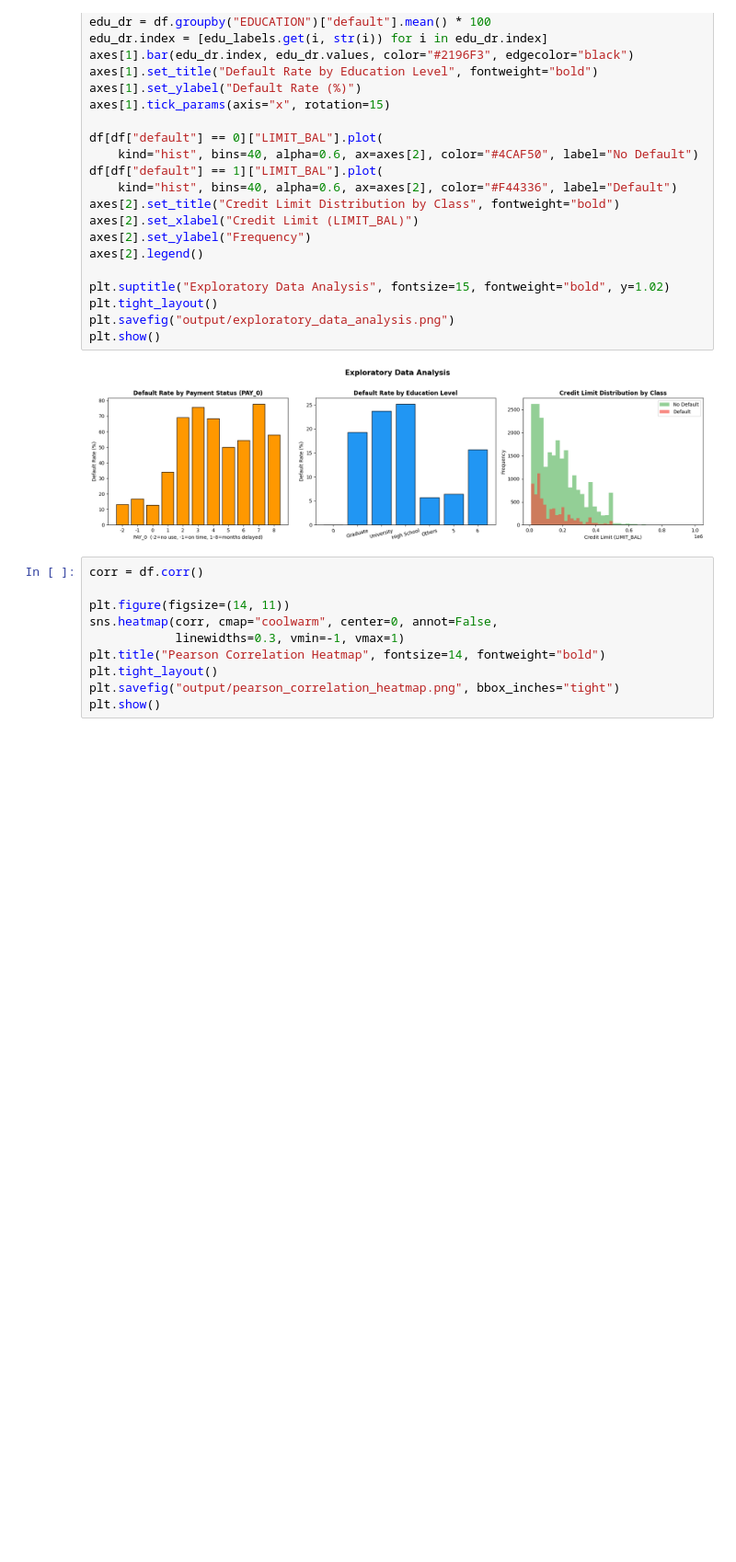
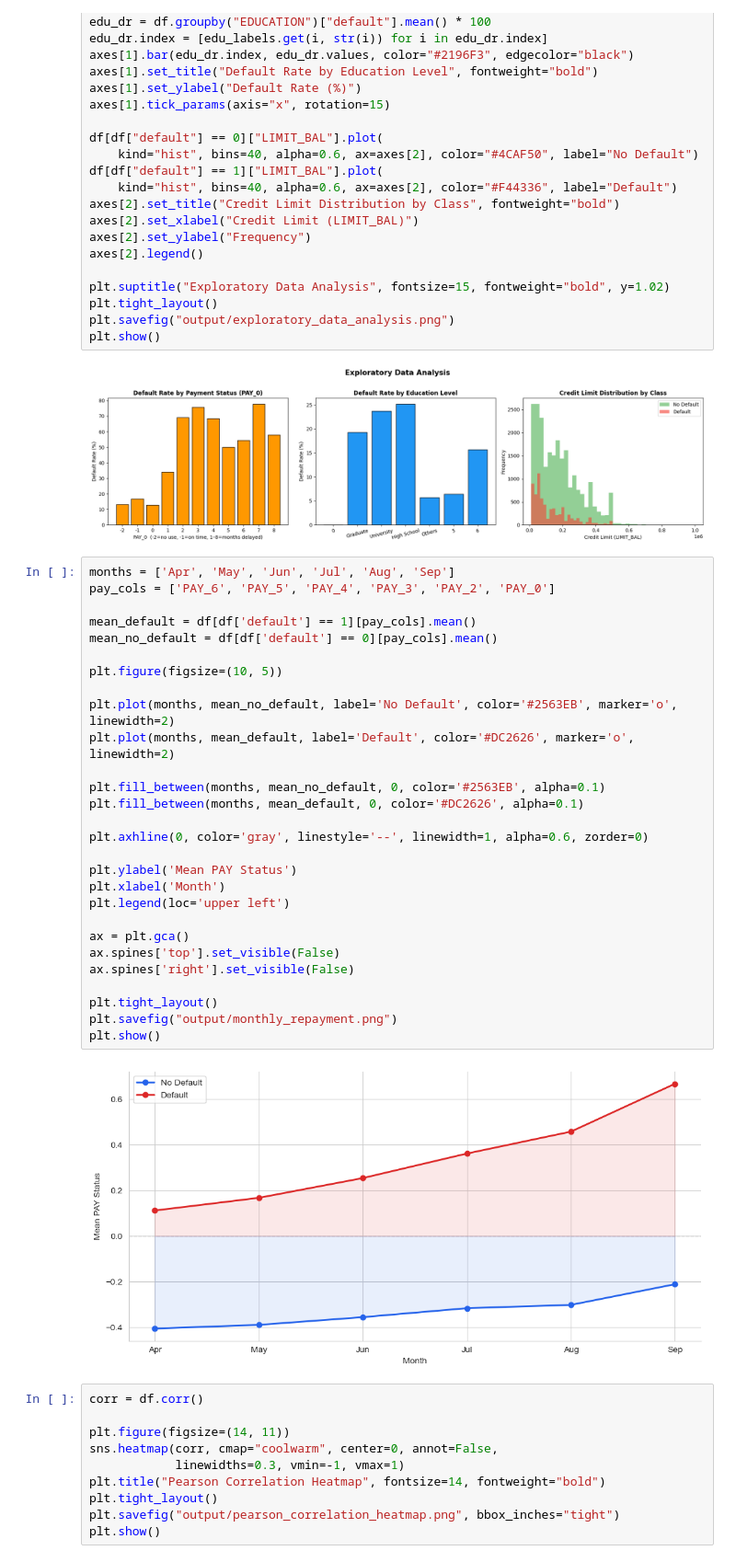
Before and after one commit to Showgath/credit-default-prediction-transformer, a Jupyter notebook: IFTE0002 - Group Project.ipynb, the cells around one changed output. Shown at 92% size. Saved outputs shown, nothing was run; the diff lists cells and outputs as text; blank space fills up the shorter version.

```diff
--- a/IFTE0002 - Group Project.ipynb
+++ b/IFTE0002 - Group Project.ipynb
@@ -123,6 +163,36 @@ plt.savefig("output/exploratory_data_analysis.png")
 plt.show()
 # %% [output]
 [figure]
+# %%
+months = ['Apr', 'May', 'Jun', 'Jul', 'Aug', 'Sep']
+pay_cols = ['PAY_6', 'PAY_5', 'PAY_4', 'PAY_3', 'PAY_2', 'PAY_0']
+
+mean_default = df[df['default'] == 1][pay_cols].mean()
+mean_no_default = df[df['default'] == 0][pay_cols].mean()
+
+plt.figure(figsize=(10, 5))
+
+plt.plot(months, mean_no_default, label='No Default', color='#2563EB', marker='o', linewidth=2)
+plt.plot(months, mean_default, label='Default', color='#DC2626', marker='o', linewidth=2)
+
+plt.fill_between(months, mean_no_default, 0, color='#2563EB', alpha=0.1)
+plt.fill_between(months, mean_default, 0, color='#DC2626', alpha=0.1)
+
+plt.axhline(0, color='gray', linestyle='--', linewidth=1, alpha=0.6, zorder=0)
+
+plt.ylabel('Mean PAY Status')
+plt.xlabel('Month')
+plt.legend(loc='upper left')
+
+ax = plt.gca()
+ax.spines['top'].set_visible(False)
+ax.spines['right'].set_visible(False)
+
+plt.tight_layout()
+plt.savefig("output/monthly_repayment.png")
+plt.show()
+# %% [output]
+[figure, added]
 # %%
 corr = df.corr()
 
```
Also changed, not shown: parts of 1 cell of this notebook, 3 other files.
